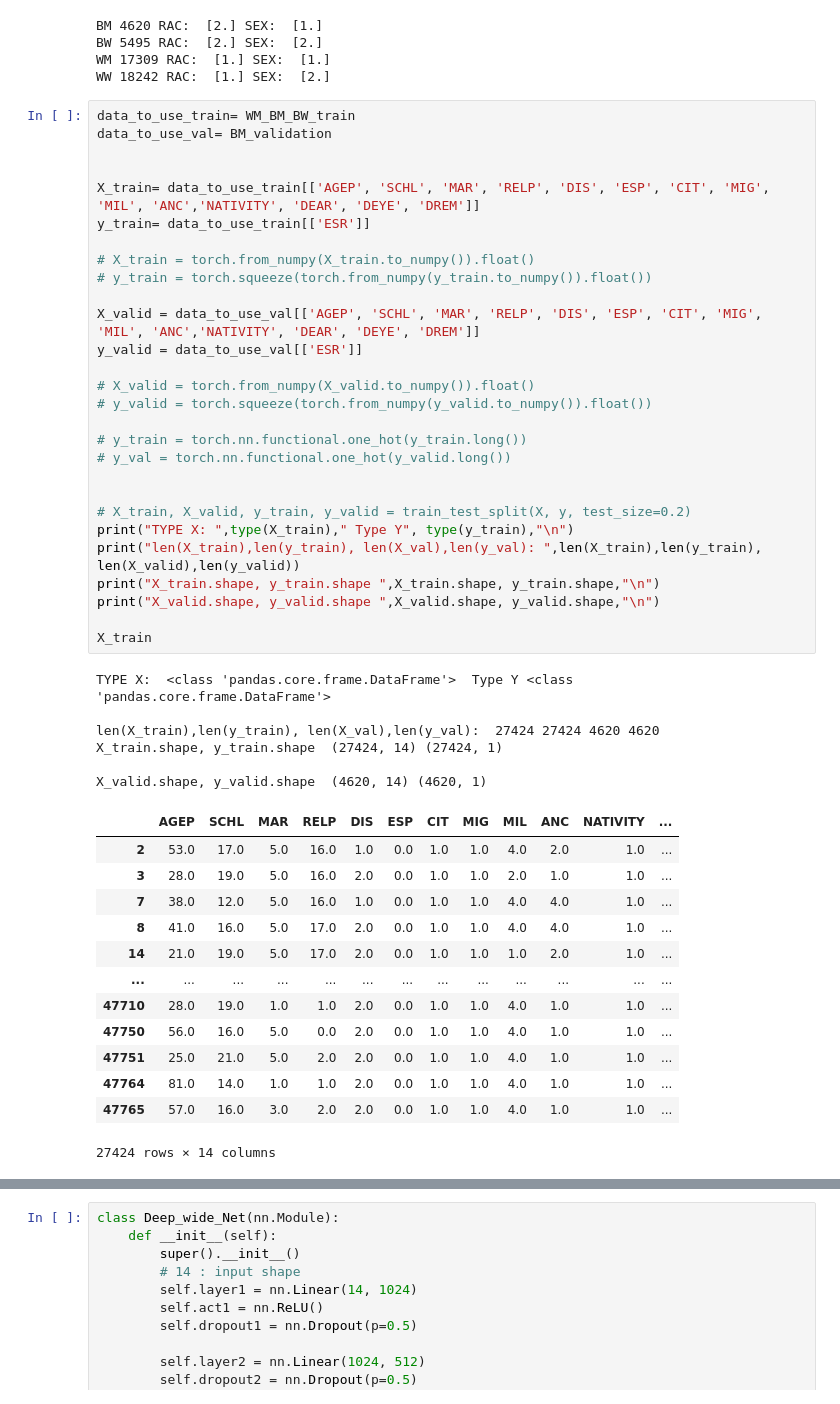
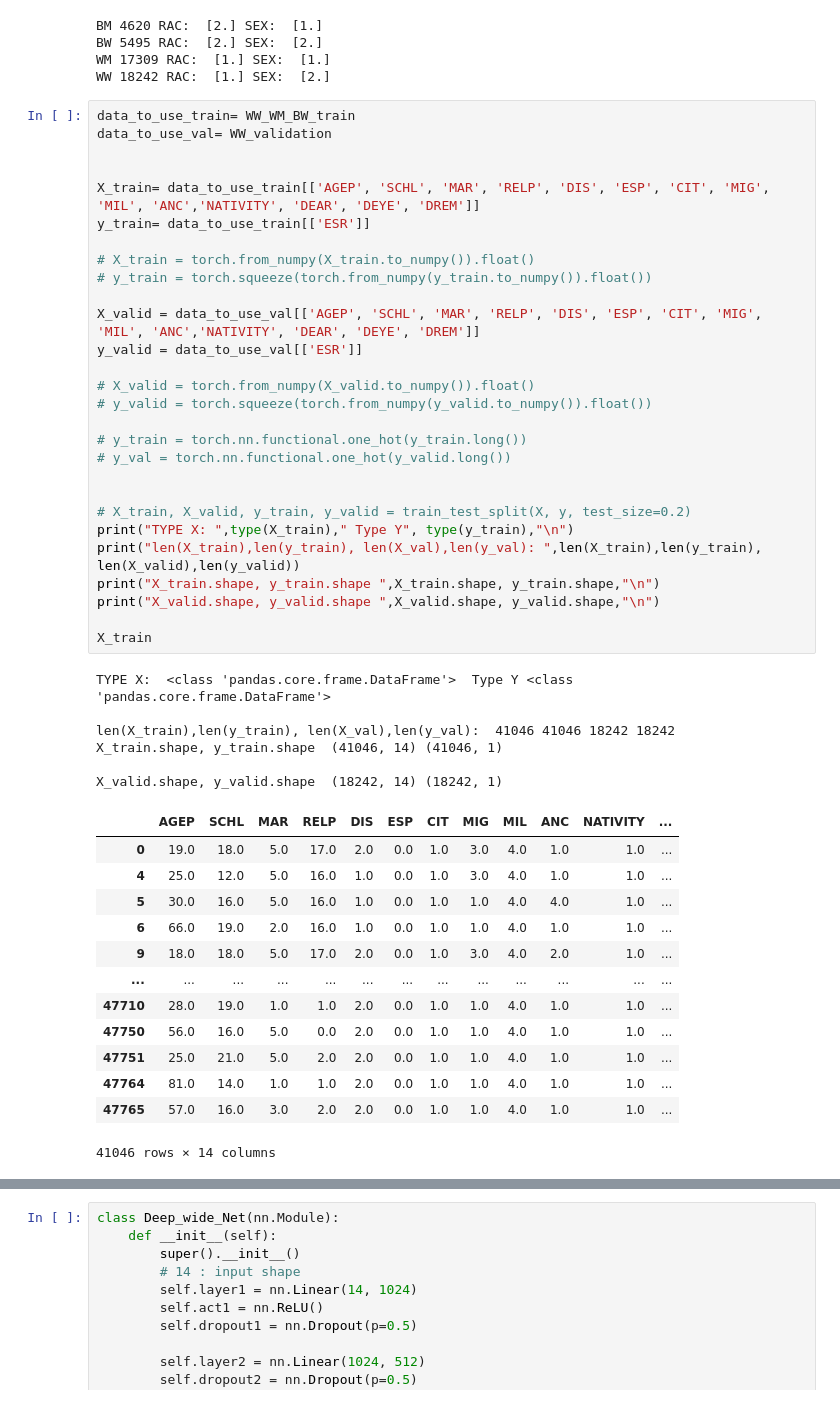
Before and after one commit to chiragpandav/FL_model-aggregation, a Jupyter notebook: folktables_analysis.ipynb, the cells around one changed output, grey strips where cells are left out. Saved outputs shown, nothing was run; the diff lists cells and outputs as text.

```diff
--- a/folktables_analysis.ipynb
+++ b/folktables_analysis.ipynb
@@ -410,53 +416,53 @@ BW 5495 RAC:  [2.] SEX:  [2.]
 WM 17309 RAC:  [1.] SEX:  [1.]
 WW 18242 RAC:  [1.] SEX:  [2.]
 # %%
-data_to_use_train= WM_BM_BW_train
-data_to_use_val= BM_validation
+data_to_use_train= WW_WM_BW_train
+data_to_use_val= WW_validation
 
 
 X_train= data_to_use_train[['AGEP', 'SCHL', 'MAR', 'RELP', 'DIS', 'ESP', 'CIT', 'MIG', 'MIL', 'ANC','NATIVITY', 'DEAR', 'DEYE', 'DREM']]
 y_train= data_to_use_train[['ESR']]
 
 # X_train = torch.from_numpy(X_train.to_numpy()).float()
 # y_train = torch.squeeze(torch.from_numpy(y_train.to_numpy()).float())
 
 X_valid = data_to_use_val[['AGEP', 'SCHL', 'MAR', 'RELP', 'DIS', 'ESP', 'CIT', 'MIG', 'MIL', 'ANC','NATIVITY', 'DEAR', 'DEYE', 'DREM']]
 y_valid = data_to_use_val[['ESR']]
 
 # X_valid = torch.from_numpy(X_valid.to_numpy()).float()
 # y_valid = torch.squeeze(torch.from_numpy(y_valid.to_numpy()).float())
 
 # y_train = torch.nn.functional.one_hot(y_train.long())
 # y_val = torch.nn.functional.one_hot(y_valid.long())
 
 
 # X_train, X_valid, y_train, y_valid = train_test_split(X, y, test_size=0.2)
 print("TYPE X: ",type(X_train)," Type Y", type(y_train),"\n")
 print("len(X_train),len(y_train), len(X_val),len(y_val): ",len(X_train),len(y_train), len(X_valid),len(y_valid))
 print("X_train.shape, y_train.shape ",X_train.shape, y_train.shape,"\n")
 print("X_valid.shape, y_valid.shape ",X_valid.shape, y_valid.shape,"\n")
 
 X_train
 # %% [output]
 TYPE X:  <class 'pandas.core.frame.DataFrame'>  Type Y <class 'pandas.core.frame.DataFrame'>
 
-len(X_train),len(y_train), len(X_val),len(y_val):  27424 27424 4620 4620
-X_train.shape, y_train.shape  (27424, 14) (27424, 1)
+len(X_train),len(y_train), len(X_val),len(y_val):  41046 41046 18242 18242
+X_train.shape, y_train.shape  (41046, 14) (41046, 1)
 
-X_valid.shape, y_valid.shape  (4620, 14) (4620, 1)
+X_valid.shape, y_valid.shape  (18242, 14) (18242, 1)
 |  | AGEP | SCHL | MAR | RELP | DIS | ESP | CIT | MIG | MIL | ANC | NATIVITY | ... |
-| 2 | 53.0 | 17.0 | 5.0 | 16.0 | 1.0 | 0.0 | 1.0 | 1.0 | 4.0 | 2.0 | 1.0 | ... |
-| 3 | 28.0 | 19.0 | 5.0 | 16.0 | 2.0 | 0.0 | 1.0 | 1.0 | 2.0 | 1.0 | 1.0 | ... |
-| 7 | 38.0 | 12.0 | 5.0 | 16.0 | 1.0 | 0.0 | 1.0 | 1.0 | 4.0 | 4.0 | 1.0 | ... |
-| 8 | 41.0 | 16.0 | 5.0 | 17.0 | 2.0 | 0.0 | 1.0 | 1.0 | 4.0 | 4.0 | 1.0 | ... |
-| 14 | 21.0 | 19.0 | 5.0 | 17.0 | 2.0 | 0.0 | 1.0 | 1.0 | 1.0 | 2.0 | 1.0 | ... |
+| 0 | 19.0 | 18.0 | 5.0 | 17.0 | 2.0 | 0.0 | 1.0 | 3.0 | 4.0 | 1.0 | 1.0 | ... |
+| 4 | 25.0 | 12.0 | 5.0 | 16.0 | 1.0 | 0.0 | 1.0 | 3.0 | 4.0 | 1.0 | 1.0 | ... |
+| 5 | 30.0 | 16.0 | 5.0 | 16.0 | 1.0 | 0.0 | 1.0 | 1.0 | 4.0 | 4.0 | 1.0 | ... |
+| 6 | 66.0 | 19.0 | 2.0 | 16.0 | 1.0 | 0.0 | 1.0 | 1.0 | 4.0 | 1.0 | 1.0 | ... |
+| 9 | 18.0 | 18.0 | 5.0 | 17.0 | 2.0 | 0.0 | 1.0 | 3.0 | 4.0 | 2.0 | 1.0 | ... |
 | ... | ... | ... | ... | ... | ... | ... | ... | ... | ... | ... | ... | ... |
 | 47710 | 28.0 | 19.0 | 1.0 | 1.0 | 2.0 | 0.0 | 1.0 | 1.0 | 4.0 | 1.0 | 1.0 | ... |
 | 47750 | 56.0 | 16.0 | 5.0 | 0.0 | 2.0 | 0.0 | 1.0 | 1.0 | 4.0 | 1.0 | 1.0 | ... |
 | 47751 | 25.0 | 21.0 | 5.0 | 2.0 | 2.0 | 0.0 | 1.0 | 1.0 | 4.0 | 1.0 | 1.0 | ... |
 | 47764 | 81.0 | 14.0 | 1.0 | 1.0 | 2.0 | 0.0 | 1.0 | 1.0 | 4.0 | 1.0 | 1.0 | ... |
 | 47765 | 57.0 | 16.0 | 3.0 | 2.0 | 2.0 | 0.0 | 1.0 | 1.0 | 4.0 | 1.0 | 1.0 | ... |
-27424 rows × 14 columns
+41046 rows × 14 columns
 # %%
 y_train
 # %% [output]
```
Also changed, not shown: parts of 28 cells of this notebook, 5 other files.
